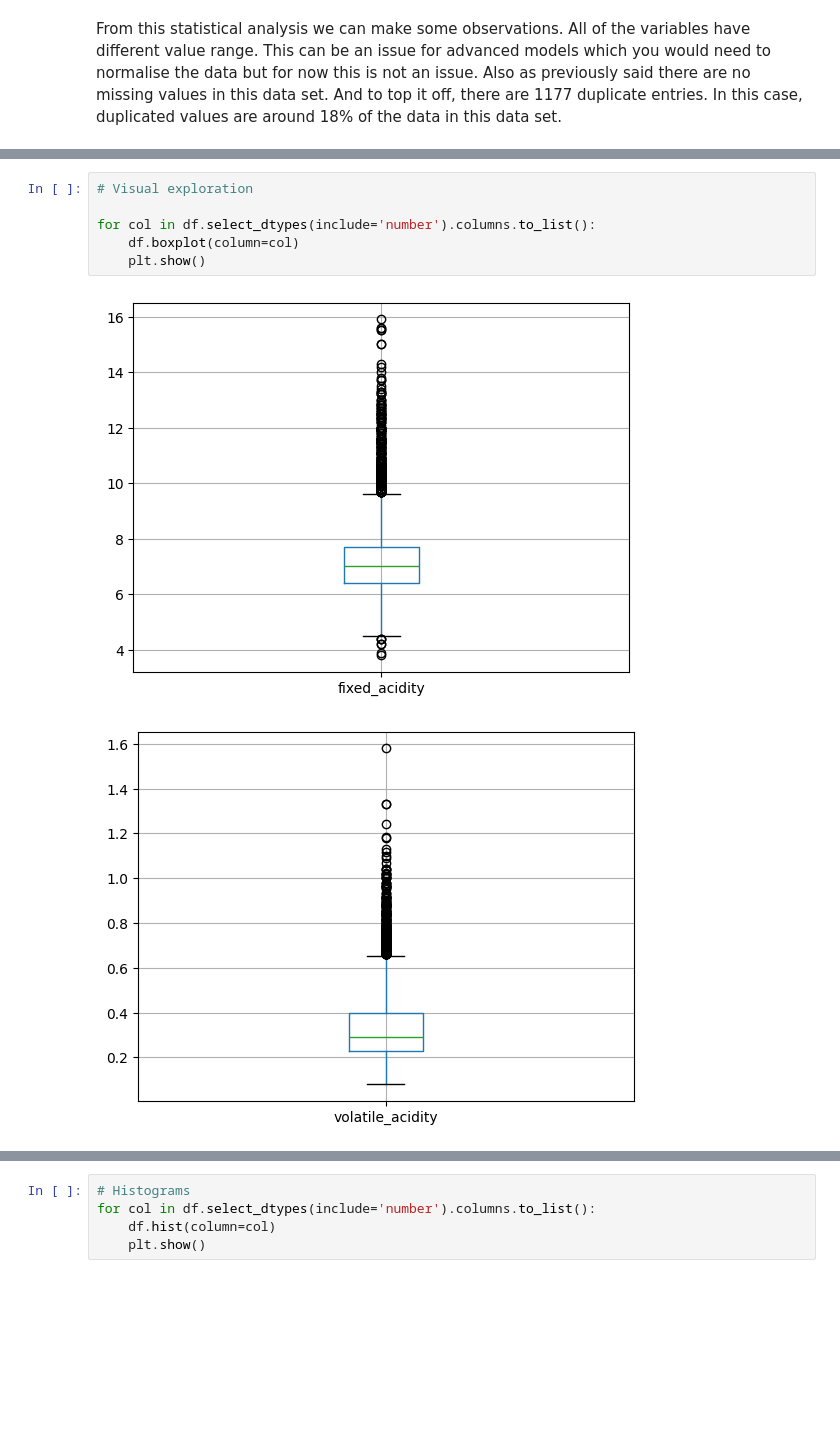
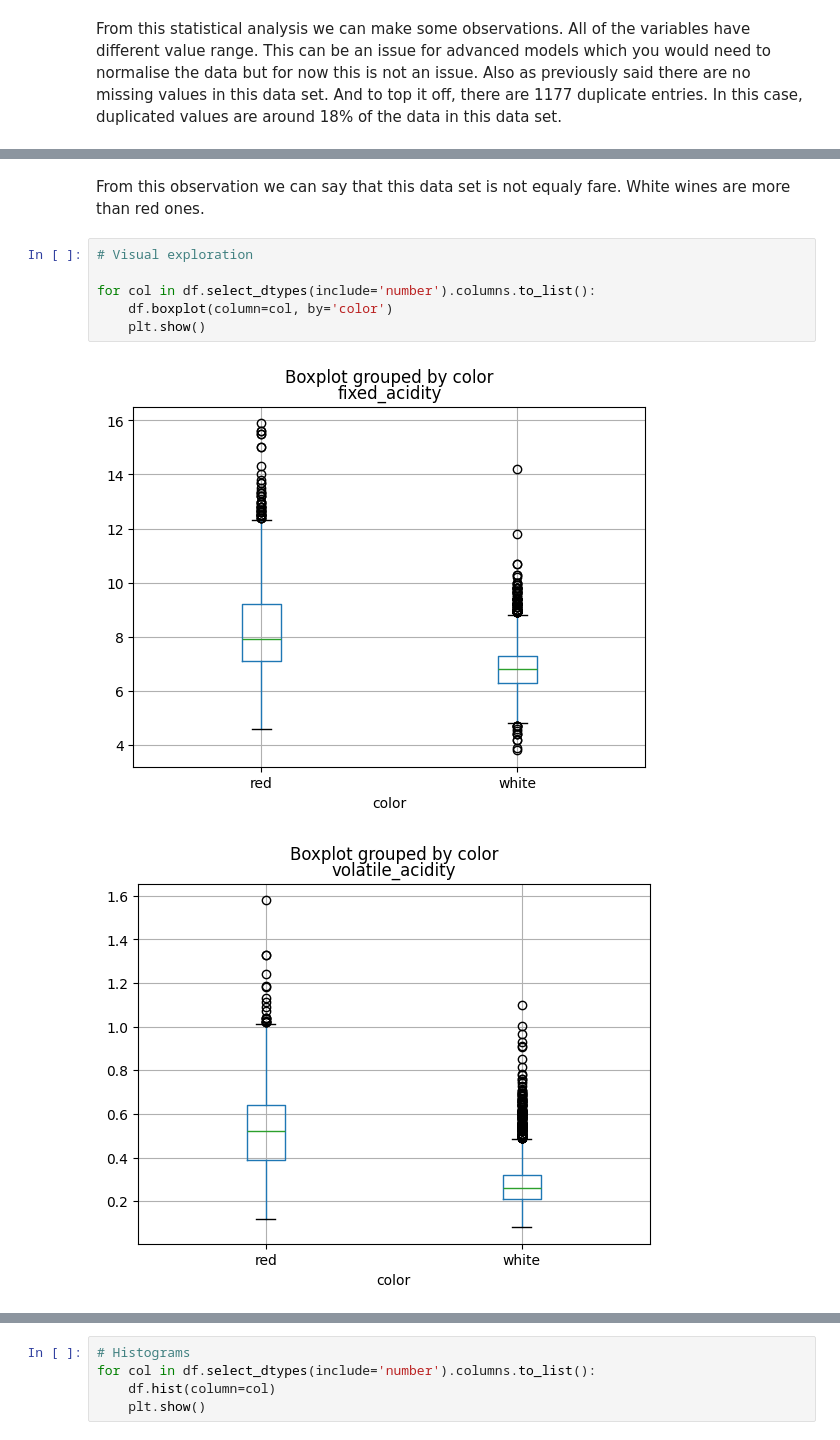
Before and after one commit to dmen04/DSA-6.1, a Jupyter notebook: src/Experiments.ipynb, the cells around one changed output, grey strips where cells are left out. Drawn from its saved outputs; the diff is of its cells as text; blank space fills up the shorter version.

Commit message:
boxplot updates

```diff
--- a/src/Experiments.ipynb
+++ b/src/Experiments.ipynb
@@ -115,9 +122,11 @@ From this statistical analysis we can make some observations. All of the variabl
+# %% [markdown]
+From this observation we can say that this data set is not equaly fare. White wines are more than red ones.
 # %%
 # Visual exploration
 
 for col in df.select_dtypes(include='number').columns.to_list():
-    df.boxplot(column=col)
+    df.boxplot(column=col, by='color')
     plt.show()
 # %% [output]
-[figure, old version]
+[figure, new version]
-[figure, old version]
+[figure, new version]
```
Also changed, not shown: parts of 4 cells of this notebook.
